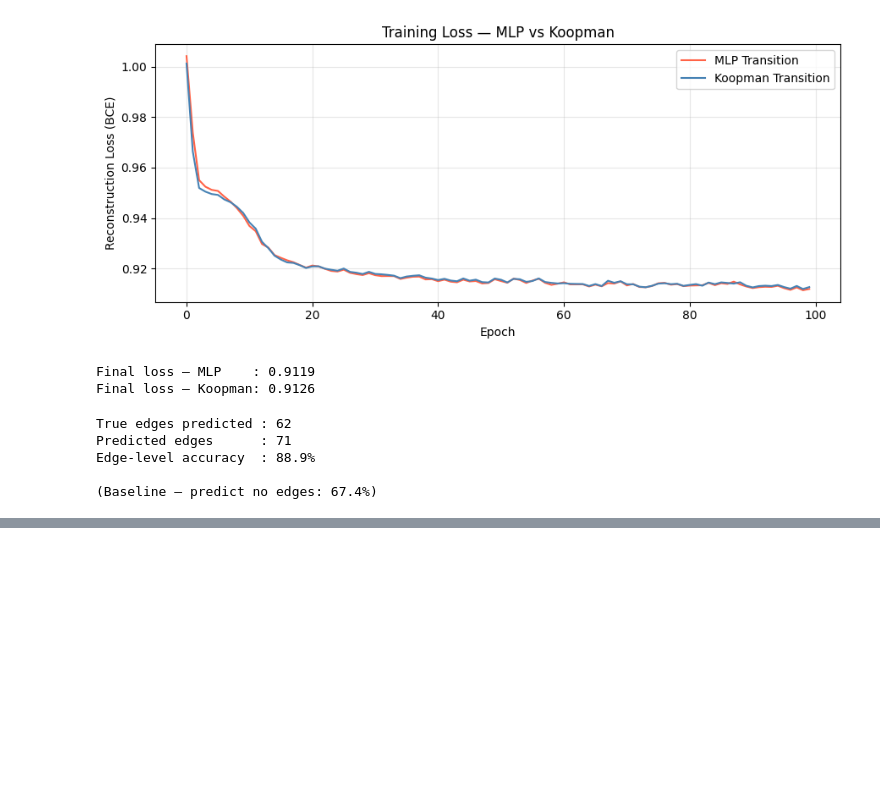
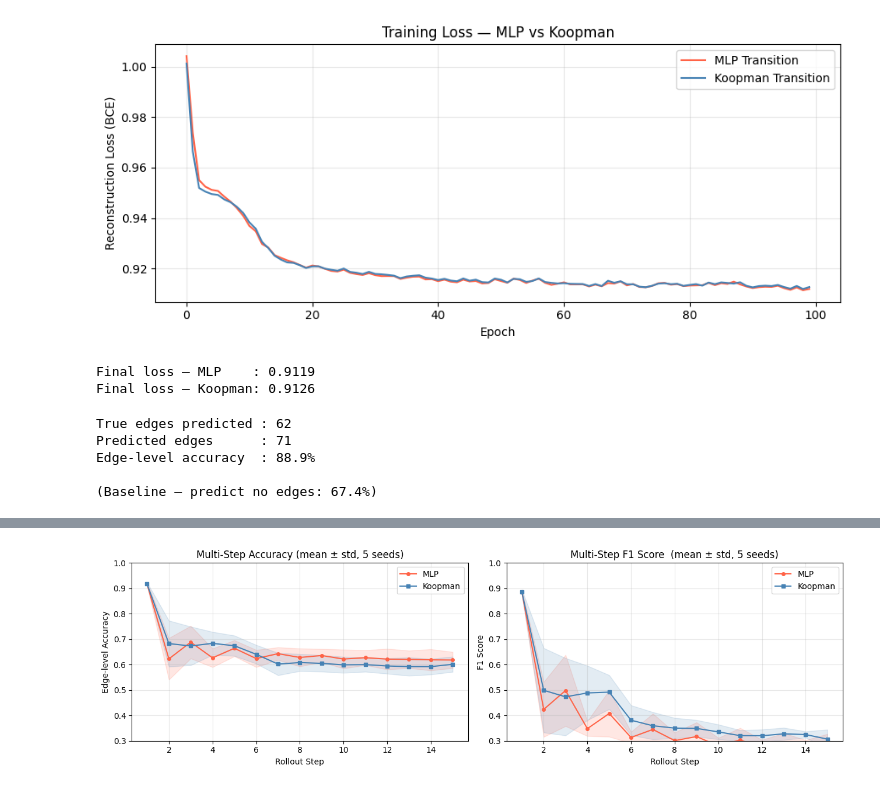
Before and after one commit to Abhilash437/Koopman-Graph-Evolver, a Jupyter notebook: graph-evolution-1.ipynb, the cells around one changed output, grey strips where cells are left out. Cells and saved outputs as stored; diff of their text form; code cells hidden in the pictures; blank space fills up the shorter version.

```diff
--- a/graph-evolution-1.ipynb
+++ b/graph-evolution-1.ipynb
@@ -804,0 +800,100 @@ Step-15 F1 :    0.331     0.332
+# %%
+# Stack results across seeds → shape [n_seeds, n_steps]
+mlp_accs_seeds  = np.array([r['mlp']['accs']     for r in all_results])
+mlp_f1s_seeds   = np.array([r['mlp']['f1s']      for r in all_results])
+koop_accs_seeds = np.array([r['koopman']['accs'] for r in all_results])
+koop_f1s_seeds  = np.array([r['koopman']['f1s']  for r in all_results])
+
+# Mean and std across seeds
+mlp_acc_mean   = mlp_accs_seeds.mean(axis=0)
+mlp_acc_std    = mlp_accs_seeds.std(axis=0)
+koop_acc_mean  = koop_accs_seeds.mean(axis=0)
+koop_acc_std   = koop_accs_seeds.std(axis=0)
+
+mlp_f1_mean    = mlp_f1s_seeds.mean(axis=0)
+mlp_f1_std     = mlp_f1s_seeds.std(axis=0)
+koop_f1_mean   = koop_f1s_seeds.mean(axis=0)
+koop_f1_std    = koop_f1s_seeds.std(axis=0)
+
+steps = np.arange(1, N_STEPS + 1)
+
+# ---- Plot with confidence bands ----
+fig, axes = plt.subplots(1, 2, figsize=(13, 4))
+
+for ax, (m_mean, m_std, k_mean, k_std), ylabel, title in zip(
+    axes,
+    [(mlp_acc_mean, mlp_acc_std, koop_acc_mean, koop_acc_std),
+     (mlp_f1_mean,  mlp_f1_std,  koop_f1_mean,  koop_f1_std)],
+    ['Edge-level Accuracy', 'F1 Score'],
+    ['Multi-Step Accuracy (mean ± std, 5 seeds)',
+     'Multi-Step F1 Score  (mean ± std, 5 seeds)']
+):
+    # Mean lines
+    ax.plot(steps, m_mean, color='tomato',    label='MLP',
+            marker='o', markersize=4)
+    ax.plot(steps, k_mean, color='steelblue', label='Koopman',
+            marker='s', markersize=4)
+
+    # Shaded ± 1 std bands
+    # fill_between draws a shaded region between (mean - std)
+    # and (mean + std) — this shows how much results vary
+    # across different random seeds
+    ax.fill_between(steps,
+                    m_mean - m_std, m_mean + m_std,
+                    alpha=0.15, color='tomato')
+    ax.fill_between(steps,
+                    k_mean - k_std, k_mean + k_std,
+                    alpha=0.15, color='steelblue')
+
+    ax.set_xlabel("Rollout Step")
+    ax.set_ylabel(ylabel)
+    ax.set_title(title)
+    ax.legend()
+    ax.grid(alpha=0.3)
+    ax.set_ylim(0.3, 1.0)
+
+plt.tight_layout()
+plt.show()
+
+# ---- Statistical significance — paired t-test ----
+# We compare step-15 accuracy across seeds:
+#   H0 (null hypothesis)     : MLP and Koopman are the same
+#   H1 (alternate hypothesis): Koopman is better
+#
+# Reference: scipy.stats.ttest_rel
+# https://docs.scipy.org/doc/scipy/reference/generated/scipy.stats.ttest_rel.html
+
+from scipy import stats
+
+# Compare step-15 accuracy across 5 seeds
+mlp_step15  = mlp_accs_seeds[:, -1]   # shape [5]
+koop_step15 = koop_accs_seeds[:, -1]  # shape [5]
+
+t_stat, p_value = stats.ttest_rel(koop_step15, mlp_step15)
+
+print("MULTI-SEED RESULTS (5 seeds)")
+print(f"\n{'Metric':<30} {'MLP':>14}  {'Koopman':>14}")
+
+for step in [1, 5, 10, 15]:
+    i = step - 1
+    print(f"Step-{step:<2} Accuracy{'':<19}"
+          f"{mlp_acc_mean[i]:.3f}±{mlp_acc_std[i]:.3f}"
+          f"  {koop_acc_mean[i]:.3f}±{koop_acc_std[i]:.3f}")
+
+for step in [1, 5, 10, 15]:
+    i = step - 1
+    print(f"Step-{step:<2} F1{'':<25}"
+          f"{mlp_f1_mean[i]:.3f}±{mlp_f1_std[i]:.3f}"
+          f"  {koop_f1_mean[i]:.3f}±{koop_f1_std[i]:.3f}")
+
+print(f"\n{'Paired t-test (step-15 accuracy):'}")
+print(f"t-statistic: {t_stat:.4f}")
+print(f"p-value: {p_value:.4f}")
+if p_value < 0.05:
+    print(f"Result: Koopman is significantly better (p < 0.05)")
+elif p_value < 0.10:
+    print(f"Result: Trend favours Koopman (p < 0.10) — needs more seeds")
+else:
+    print(f"Result: Difference not yet significant (p = {p_value:.3f})")
+# %% [output]
+[figure, added]
```
Also changed, not shown: parts of 19 cells of this notebook, 3 other files.
